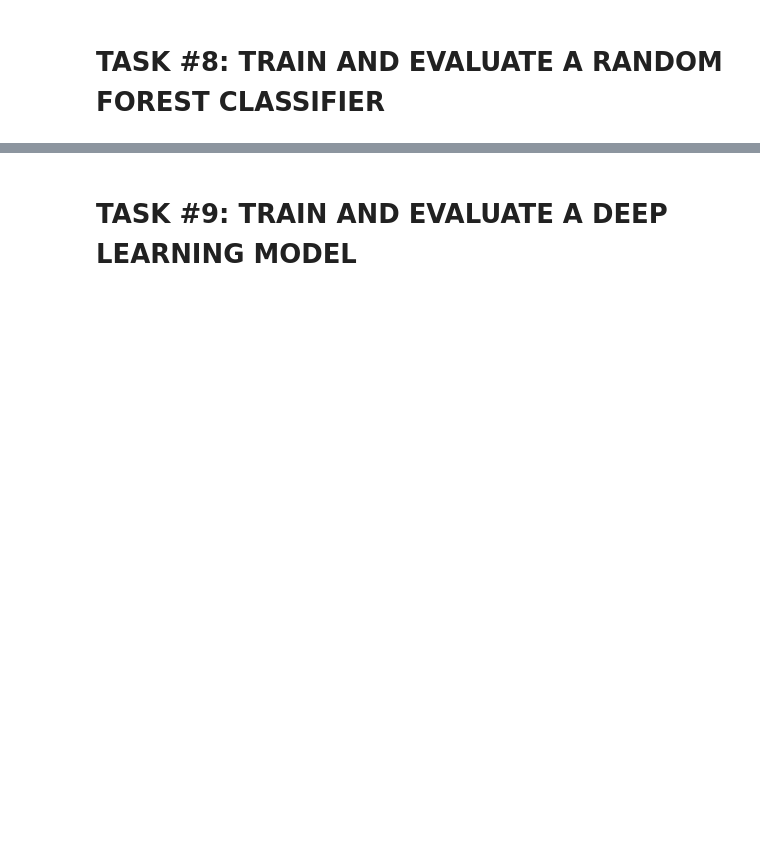
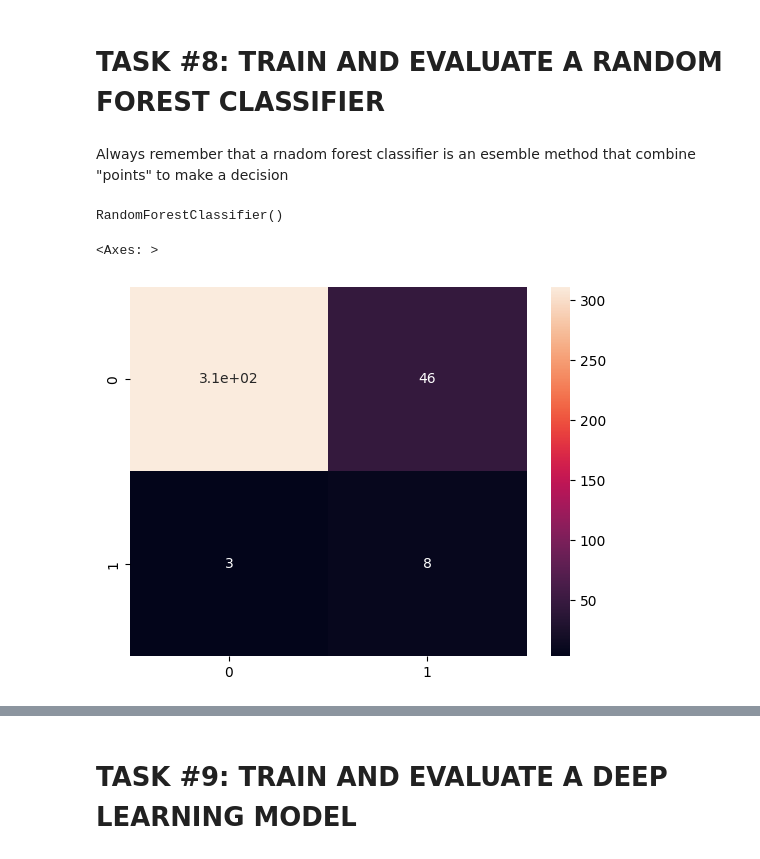
Before and after one commit to arielabade/data-projects, a Jupyter notebook: Human_Resources_Case_Study_Std.ipynb, the cells around one changed output, grey strips where cells are left out. Drawn from its saved outputs; the diff is of its cells as text; code cells hidden in the pictures; blank space fills up the shorter version.

```diff
--- a/Human_Resources_Case_Study_Std.ipynb
+++ b/Human_Resources_Case_Study_Std.ipynb
@@ -774,4 +681,20 @@ scalerReader = scaler.fit_transform(categorialAndNumericalData)
 # %% [markdown]
 # TASK #8: TRAIN AND EVALUATE A RANDOM FOREST CLASSIFIER
+# %% [markdown]
+Always remember that a rnadom forest classifier is an esemble method that combine "points" to make a decision
+# %%
+from sklearn.ensemble import RandomForestClassifier
+
+model = RandomForestClassifier()
+model.fit(X_train, y_train)
+# %% [output]
+RandomForestClassifier()
+# %%
+y_pred = model.predict(X_test)
 # %%
 # Testing Set Performance
+cm = confusion_matrix(y_pred, y_test)
+sns.heatmap(cm, annot=True)
+# %% [output]
+<Axes: >
+[figure, added]
```
Also changed, not shown: parts of 37 cells of this notebook.
